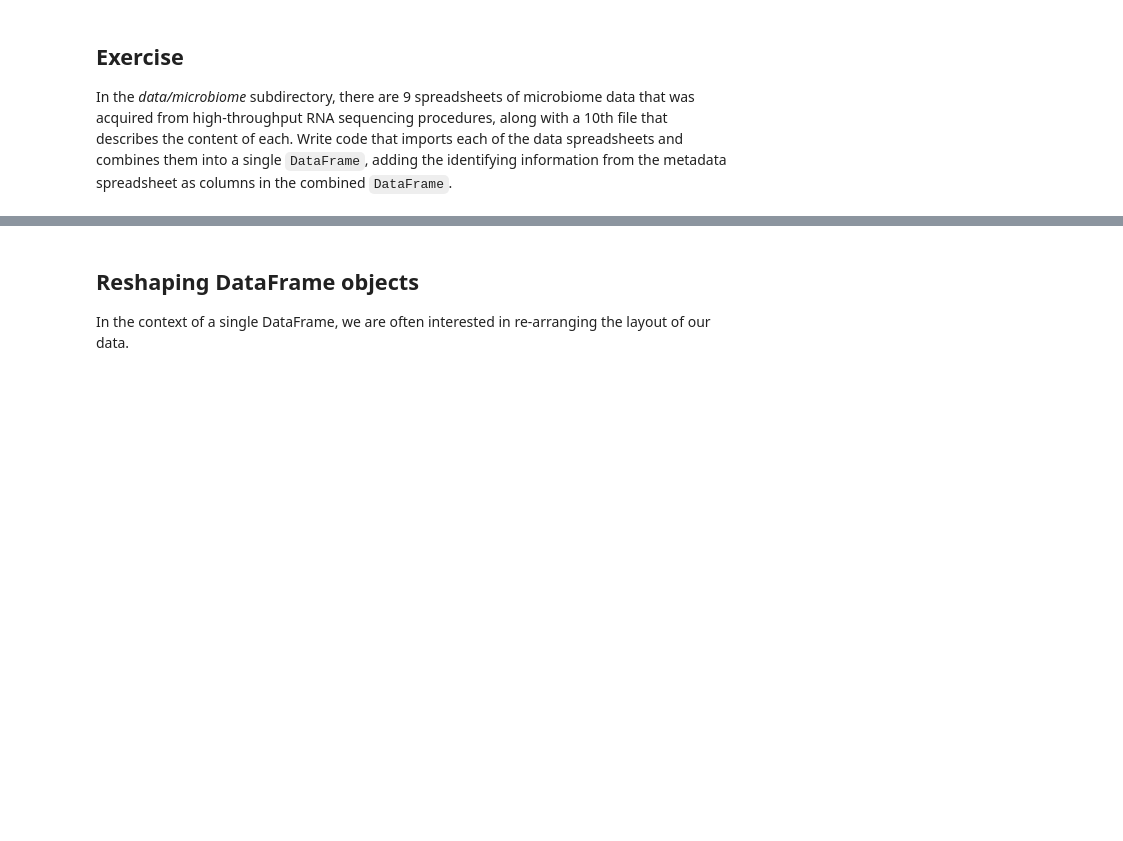
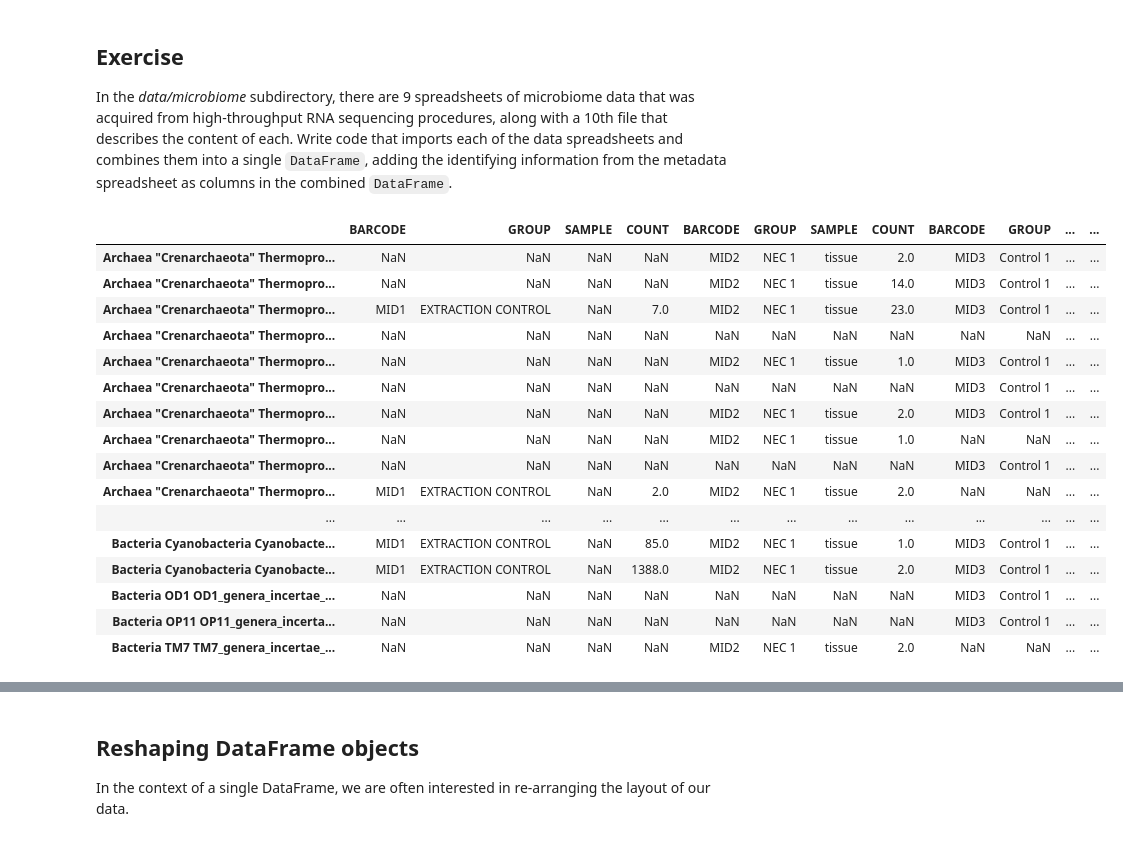
Before and after one commit to agpmilli/adaepfl, a Jupyter notebook: 02 - Intro to Pandas/Data Wrangling with Pandas.ipynb, the cells around one changed output, grey strips where cells are left out. Cells and saved outputs as stored; diff of their text form; code cells hidden in the pictures; blank space fills up the shorter version.

```diff
--- a/02 - Intro to Pandas/Data Wrangling with Pandas.ipynb
+++ b/02 - Intro to Pandas/Data Wrangling with Pandas.ipynb
@@ -557,30 +557,46 @@ In the *data/microbiome* subdirectory, there are 9 spreadsheets of microbiome da
 # %%
 # Write solution here
 import glob
 import os.path as osp
 
 targetDir = "Data/microbiome"
 
 #Read metadata
-df_metadata = pd.read_excel(targerDir+"/metadata.xls")
+df_metadata = pd.read_excel(targetDir+"/metadata.xls", index_col=0)
 
 #Read spreadsheets
 allFiles = glob.glob(targetDir + "/MID*.xls")
 list_ = []
 for file_ in allFiles:
     basename = osp.splitext(osp.basename(file_))[0]
-    if(basename <> "metadata"):
-        #Read file
-        df = pd.read_excel(file_, index_col=0, header=None, names=['COUNT'])
-        df[df_metadata.index.name] = basename
-        for (column, value) in zip(df_metadata.columns, df_metadata.loc[basename]):
-            df[column] = value
-        #Swap columns (to have the count after each information)
-        df_cols = df.columns.tolist()
-        df = df[df_cols[1:] + df_cols[:1]]
-        #Append to the list
-        list_.append(df)
+    #Read file
+    df = pd.read_excel(file_, index_col=0, header=None, names=['COUNT'])
+    df[df_metadata.index.name] = basename
+    for (column, value) in zip(df_metadata.columns, df_metadata.loc[basename]):
+        df[column] = value
+    #Swap columns (to have the count after each information)
+    df_cols = df.columns.tolist()
+    df = df[df_cols[1:] + df_cols[:1]]
+    #Append to the list
+    list_.append(df)
 
 df_result = pd.concat(list_, axis=1)
 df_result
 # %% [output]
+|  | BARCODE | GROUP | SAMPLE | COUNT | BARCODE | GROUP | SAMPLE | COUNT | BARCODE | GROUP | ... | ... |
+| Archaea "Crenarchaeota" Thermopro... | NaN | NaN | NaN | NaN | MID2 | NEC 1 | tissue | 2.0 | MID3 | Control 1 | ... | ... |
+| Archaea "Crenarchaeota" Thermopro... | NaN | NaN | NaN | NaN | MID2 | NEC 1 | tissue | 14.0 | MID3 | Control 1 | ... | ... |
+| Archaea "Crenarchaeota" Thermopro... | MID1 | EXTRACTION CONTROL | NaN | 7.0 | MID2 | NEC 1 | tissue | 23.0 | MID3 | Control 1 | ... | ... |
+| Archaea "Crenarchaeota" Thermopro... | NaN | NaN | NaN | NaN | NaN | NaN | NaN | NaN | NaN | NaN | ... | ... |
+| Archaea "Crenarchaeota" Thermopro... | NaN | NaN | NaN | NaN | MID2 | NEC 1 | tissue | 1.0 | MID3 | Control 1 | ... | ... |
+| Archaea "Crenarchaeota" Thermopro... | NaN | NaN | NaN | NaN | NaN | NaN | NaN | NaN | MID3 | Control 1 | ... | ... |
+| Archaea "Crenarchaeota" Thermopro... | NaN | NaN | NaN | NaN | MID2 | NEC 1 | tissue | 2.0 | MID3 | Control 1 | ... | ... |
+| Archaea "Crenarchaeota" Thermopro... | NaN | NaN | NaN | NaN | MID2 | NEC 1 | tissue | 1.0 | NaN | NaN | ... | ... |
+| Archaea "Crenarchaeota" Thermopro... | NaN | NaN | NaN | NaN | NaN | NaN | NaN | NaN | MID3 | Control 1 | ... | ... |
+| Archaea "Crenarchaeota" Thermopro... | MID1 | EXTRACTION CONTROL | NaN | 2.0 | MID2 | NEC 1 | tissue | 2.0 | NaN | NaN | ... | ... |
+| ... | ... | ... | ... | ... | ... | ... | ... | ... | ... | ... | ... | ... |
+| Bacteria Cyanobacteria Cyanobacte... | MID1 | EXTRACTION CONTROL | NaN | 85.0 | MID2 | NEC 1 | tissue | 1.0 | MID3 | Control 1 | ... | ... |
+| Bacteria Cyanobacteria Cyanobacte... | MID1 | EXTRACTION CONTROL | NaN | 1388.0 | MID2 | NEC 1 | tissue | 2.0 | MID3 | Control 1 | ... | ... |
+| Bacteria OD1 OD1_genera_incertae_... | NaN | NaN | NaN | NaN | NaN | NaN | NaN | NaN | MID3 | Control 1 | ... | ... |
+| Bacteria OP11 OP11_genera_incerta... | NaN | NaN | NaN | NaN | NaN | NaN | NaN | NaN | MID3 | Control 1 | ... | ... |
+| Bacteria TM7 TM7_genera_incertae_... | NaN | NaN | NaN | NaN | MID2 | NEC 1 | tissue | 2.0 | NaN | NaN | ... | ... |
```
Also changed, not shown: parts of 1 cell of this notebook.
